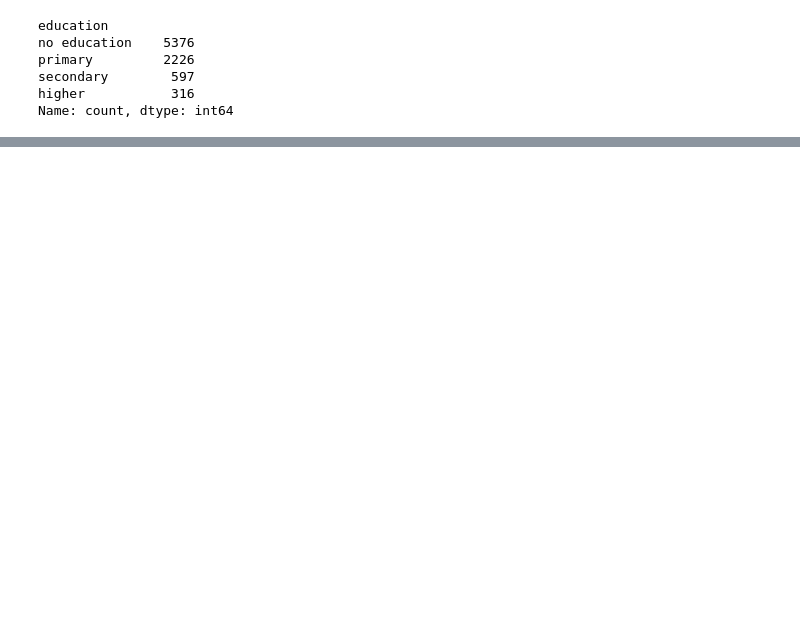
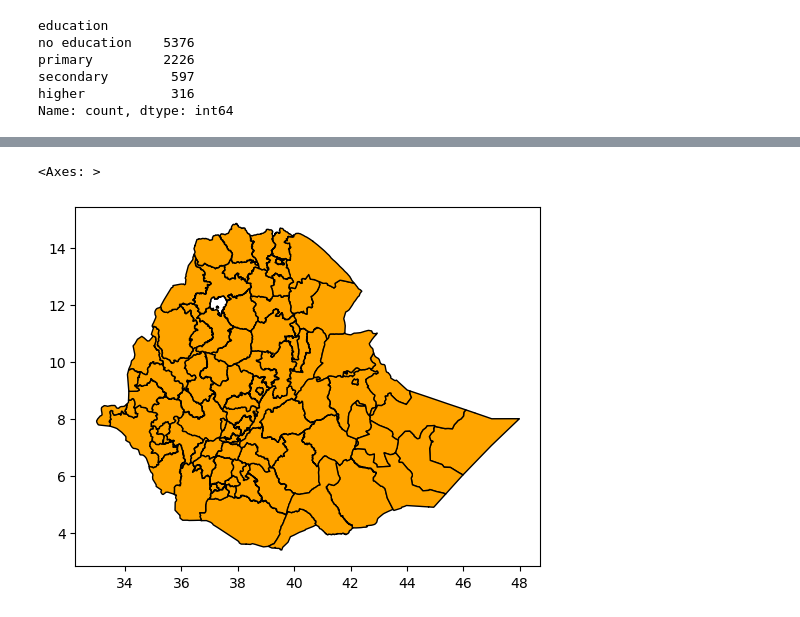
Before and after one commit to Natnael-Getahun/geo_spatial, a Jupyter notebook: chapter1.ipynb, the cells around one changed output, grey strips where cells are left out. Drawn from its saved outputs; the diff is of its cells as text; code cells hidden in the pictures; blank space fills up the shorter version.

```diff
--- a/chapter1.ipynb
+++ b/chapter1.ipynb
@@ -235,0 +402,3 @@ row
+# %%
+ETH_Zone = gpd.read_file("Data/Shapefiles/ETH2021/eth_admbnda_adm2_csa_bofedb_2021.shp")
+ETH_Zone
@@ -235,0 +419,6 @@ row
+# %%
+
+ETH_Zone.plot(figsize=(6,6), edgecolor="black", color="orange")
+# %% [output]
+<Axes: >
+[figure, added]
```
Also changed, not shown: parts of 41 cells of this notebook, 1 other file.
